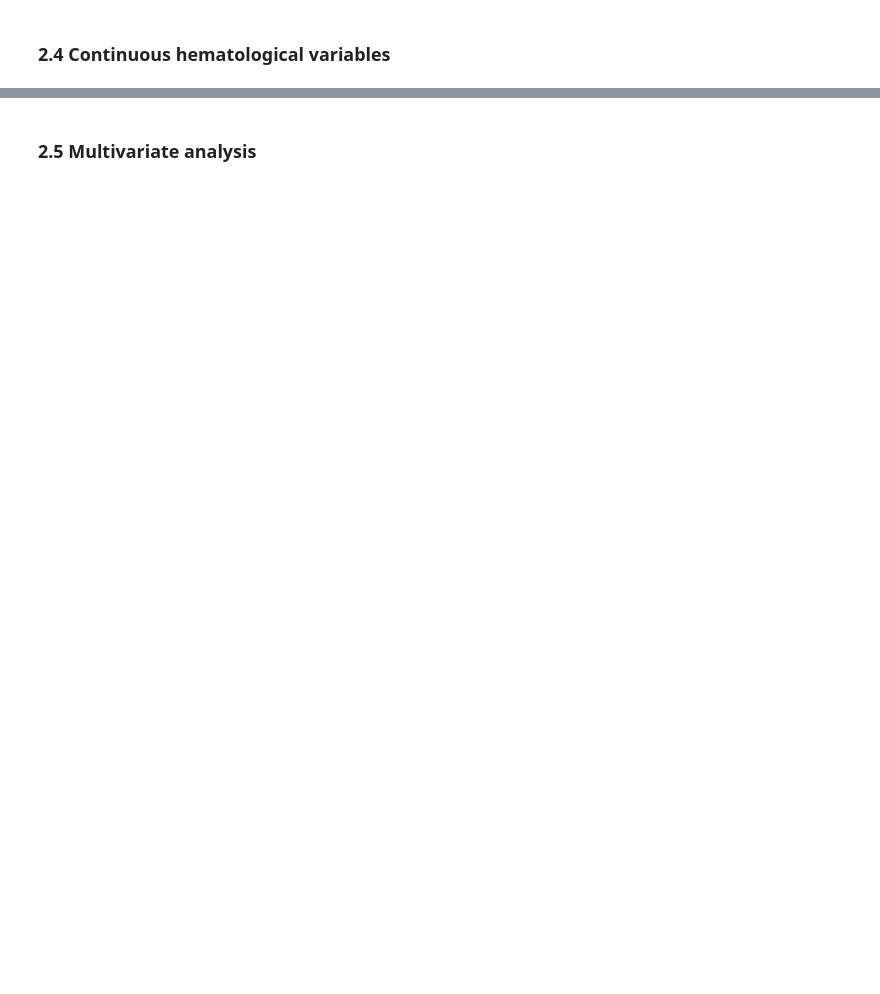
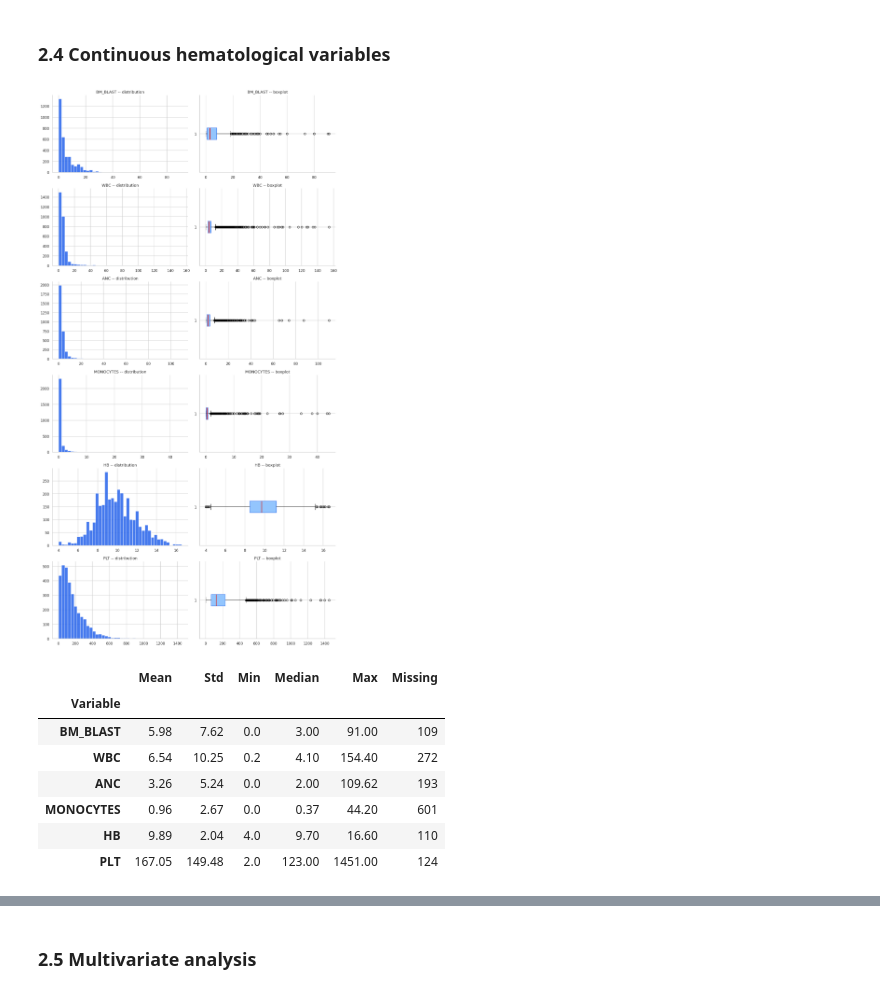
Before and after one commit to Amy1510/leukemia-survival-prediction, a Jupyter notebook: notebooks/survival_analysis.ipynb, the cells around one changed output, grey strips where cells are left out. Saved outputs shown, nothing was run; the diff lists cells and outputs as text; code cells hidden in the pictures; blank space fills up the shorter version.

```diff
--- a/notebooks/survival_analysis.ipynb
+++ b/notebooks/survival_analysis.ipynb
@@ -133,24 +234,46 @@ display(df_eda['CYTO_CLASS'].value_counts())
 # %%
 n = len(CONTINUOUS_VARS)
 fig, axes = plt.subplots(n, 2, figsize=(13, 4 * n))
 
 for i, col in enumerate(CONTINUOUS_VARS):
     s = df_eda[col].dropna()
-    axes[i, 0].hist(s, bins=40, color='#2563eb', edgecolor='white', alpha=0.85)
-    axes[i, 0].set_title(f'{col} -- distribution')
-    axes[i, 1].boxplot(s, vert=False, patch_artist=True,
-                       boxprops=dict(facecolor='#93c5fd', color='#2563eb'),
-                       medianprops=dict(color='#dc2626', lw=2))
-    axes[i, 1].set_title(f'{col} -- boxplot')
+    axes[i, 0].hist(s, bins=40, color="#2563eb", edgecolor="white", alpha=0.85)
+    axes[i, 0].set_title(f"{col} -- distribution")
+    axes[i, 1].boxplot(
+        s,
+        vert=False,
+        patch_artist=True,
+        boxprops=dict(facecolor="#93c5fd", color="#2563eb"),
+        medianprops=dict(color="#dc2626", lw=2),
+    )
+    axes[i, 1].set_title(f"{col} -- boxplot")
 
 plt.tight_layout()
-plt.savefig(FIGURES_DIR / 'continuous_distributions.png', dpi=150, bbox_inches='tight')
+plt.savefig(FIGURES_DIR / "continuous_distributions.png", dpi=150, bbox_inches="tight")
 plt.show()
 
 rows = []
 for col in CONTINUOUS_VARS:
     s = df_eda[col].dropna()
-    rows.append({'Variable': col, 'Mean': round(s.mean(),2), 'Std': round(s.std(),2),
-                 'Min': s.min(), 'Median': s.median(), 'Max': s.max(),
-                 'Missing': df_eda[col].isna().sum()})
-display(pd.DataFrame(rows).set_index('Variable'))
+    rows.append(
+        {
+            "Variable": col,
+            "Mean": round(s.mean(), 2),
+            "Std": round(s.std(), 2),
+            "Min": s.min(),
+            "Median": s.median(),
+            "Max": s.max(),
+            "Missing": df_eda[col].isna().sum(),
+        }
+    )
+display(pd.DataFrame(rows).set_index("Variable"))
+# %% [output]
+[figure, added]
+|  | Mean | Std | Min | Median | Max | Missing |
+| Variable |  |  |  |  |  |  |
+| BM_BLAST | 5.98 | 7.62 | 0.0 | 3.00 | 91.00 | 109 |
+| WBC | 6.54 | 10.25 | 0.2 | 4.10 | 154.40 | 272 |
+| ANC | 3.26 | 5.24 | 0.0 | 2.00 | 109.62 | 193 |
+| MONOCYTES | 0.96 | 2.67 | 0.0 | 0.37 | 44.20 | 601 |
+| HB | 9.89 | 2.04 | 4.0 | 9.70 | 16.60 | 110 |
+| PLT | 167.05 | 149.48 | 2.0 | 123.00 | 1451.00 | 124 |
```
Also changed, not shown: parts of 52 cells of this notebook, 12 other files.
